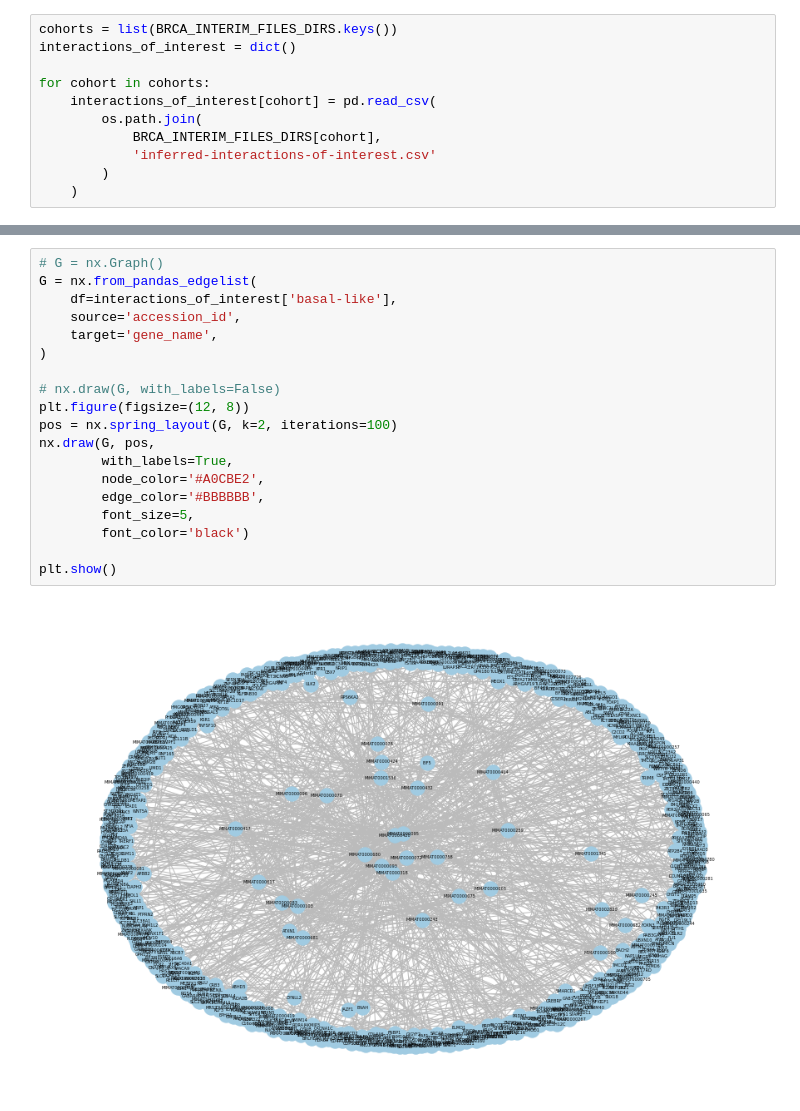
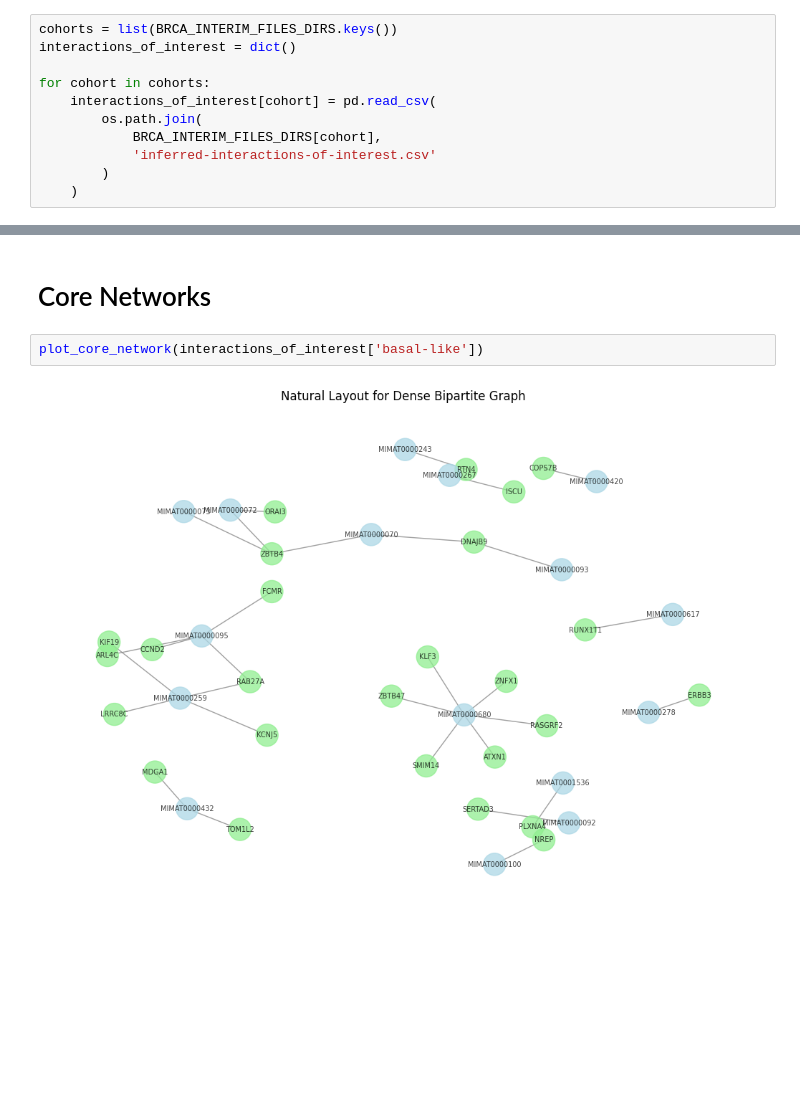
Before and after one commit to MylenaRoberta/pan-cancer-analysis, a Jupyter notebook: notebooks/03_networks/00_brca-core-networks.ipynb, the cells around one changed output, grey strips where cells are left out. Saved outputs shown, nothing was run; the diff lists cells and outputs as text; blank space fills up the shorter version.

Commit message:
feat(networks): evolve the draft of core networks modeling for TCGA-BRCA

```diff
--- a/notebooks/03_networks/00_brca-core-networks.ipynb
+++ b/notebooks/03_networks/00_brca-core-networks.ipynb
@@ -74,21 +93,6 @@ interactions_of_interest['basal-like']
+# %% [markdown]
+# Core Networks
 # %%
-# G = nx.Graph()
-G = nx.from_pandas_edgelist(
-    df=interactions_of_interest['basal-like'],
-    source='accession_id',
-    target='gene_name',
-)
-
-# nx.draw(G, with_labels=False)
-plt.figure(figsize=(12, 8))
-pos = nx.spring_layout(G, k=2, iterations=100)
-nx.draw(G, pos,
-        with_labels=True,
-        node_color='#A0CBE2',
-        edge_color='#BBBBBB',
-        font_size=5,
-        font_color='black')
-
-plt.show()
+plot_core_network(interactions_of_interest['basal-like'])
 # %% [output]
-[figure, old version]
+[figure, new version]
```
Also changed, not shown: parts of 9 cells of this notebook.
